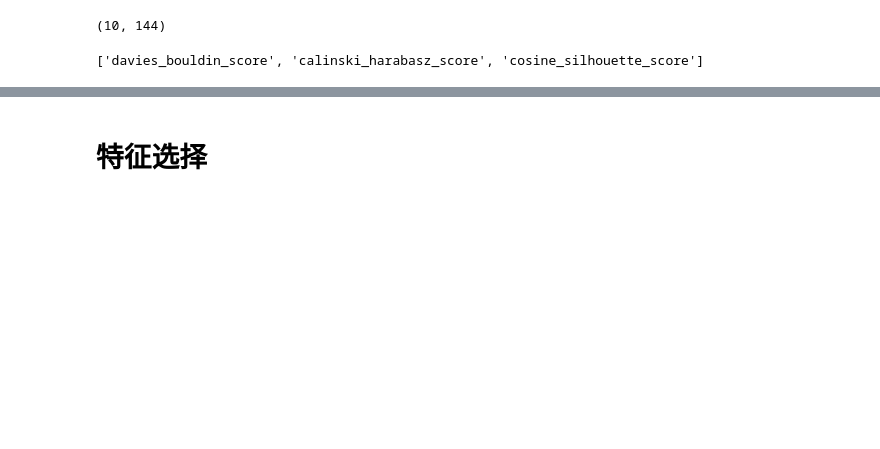
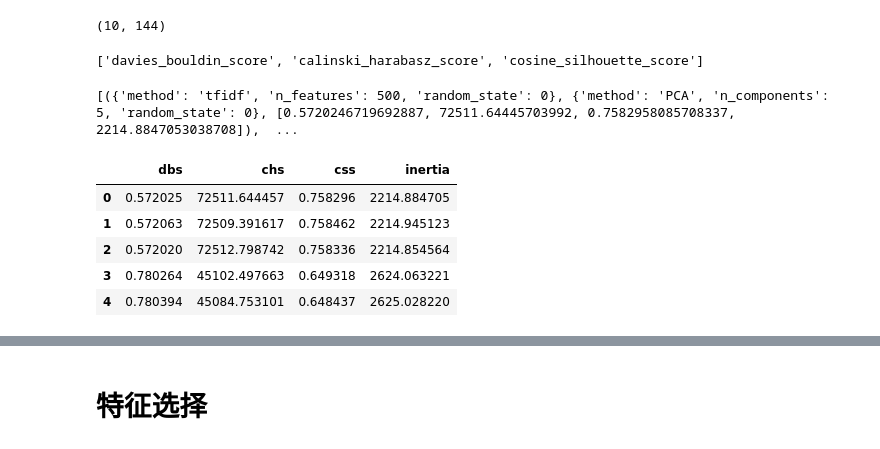
Before and after one commit to GZYZG/2021-digix-recommendation, a Jupyter notebook: feature-check.ipynb, the cells around one changed output, grey strips where cells are left out. Saved outputs shown, nothing was run; the diff lists cells and outputs as text; code cells hidden in the pictures; blank space fills up the shorter version.

```diff
--- a/feature-check.ipynb
+++ b/feature-check.ipynb
@@ -147,0 +156,20 @@ c_mapping[18]
+# %%
+with open("./feature-check-video_desc.pkl", "wb") as f:
+    pickle.dump(results, f)
+# %%
+with open("./feature-check-video_desc.pkl", "rb") as f:
+    results = pickle.load(f)
+    print(results)
+# %% [output]
+[({'method': 'tfidf', 'n_features': 500, 'random_state': 0}, {'method': 'PCA', 'n_components': 5, 'random_state': 0}, [0.5720246719692887, 72511.64445703992, 0.7582958085708337, 2214.8847053038708]),  ...
+# %%
+arr = np.array([e[2] for e in results])
+df = pd.DataFrame(arr, columns=['dbs', 'chs', 'css', 'inertia'])
+df.head(5)
+# %% [output]
+|  | dbs | chs | css | inertia |
+| 0 | 0.572025 | 72511.644457 | 0.758296 | 2214.884705 |
+| 1 | 0.572063 | 72509.391617 | 0.758462 | 2214.945123 |
+| 2 | 0.572020 | 72512.798742 | 0.758336 | 2214.854564 |
+| 3 | 0.780264 | 45102.497663 | 0.649318 | 2624.063221 |
+| 4 | 0.780394 | 45084.753101 | 0.648437 | 2625.028220 |
```
Also changed, not shown: parts of 4 cells of this notebook, 11 other files.
